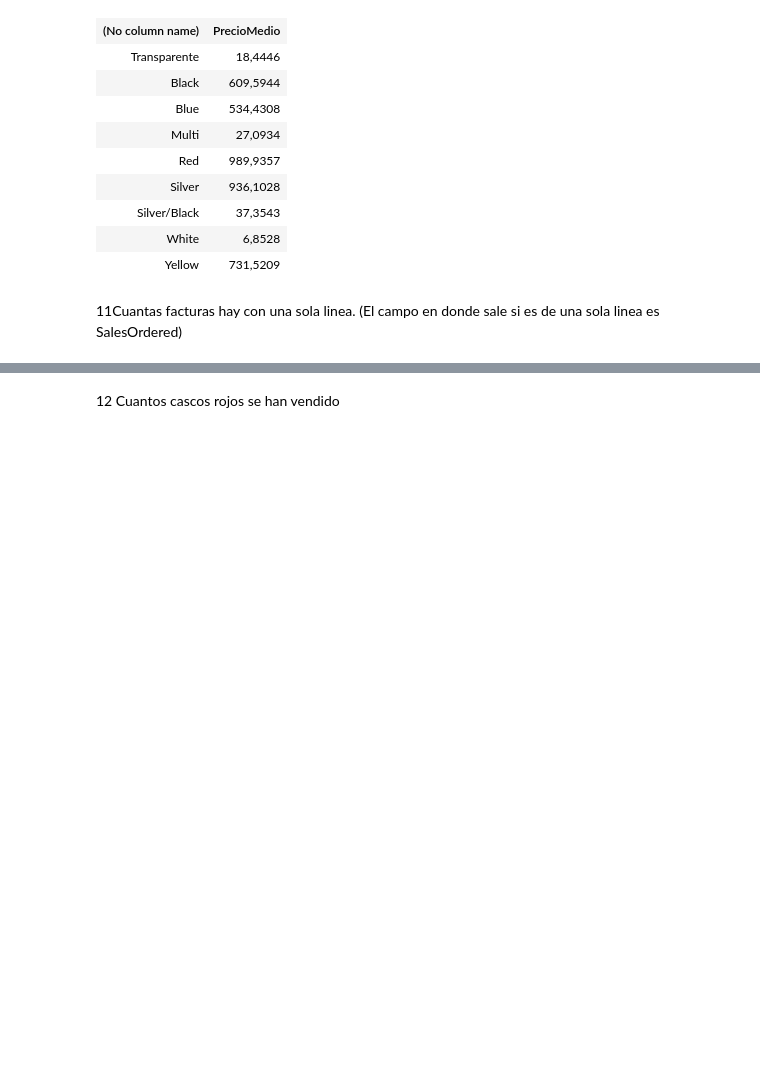
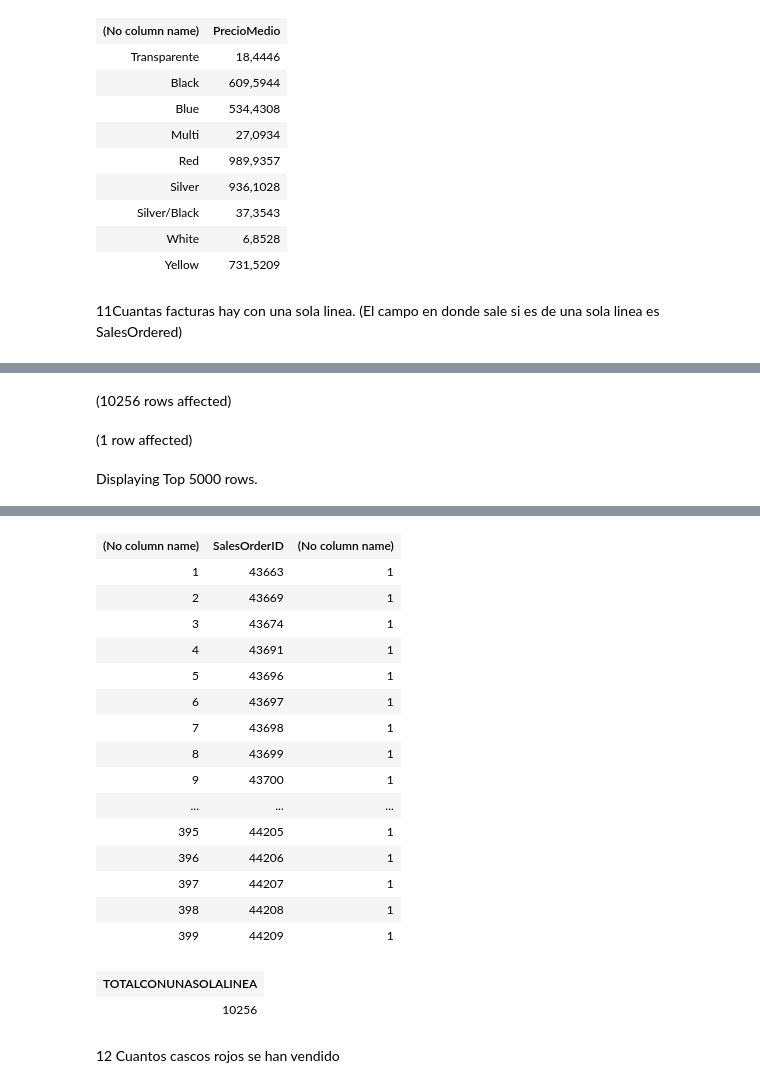
Before and after one commit to Asambler2/Hiberus-enlace, a Jupyter notebook: sql/EJ4VariasTablas/Notebook-1.ipynb, the cells around one changed output, grey strips where cells are left out. Saved outputs shown, nothing was run; the diff lists cells and outputs as text; code cells hidden in the pictures; blank space fills up the shorter version.

```diff
--- a/sql/EJ4VariasTablas/Notebook-1.ipynb
+++ b/sql/EJ4VariasTablas/Notebook-1.ipynb
@@ -230,0 +209,10 @@ Total execution time: 00:00:01.786
+# %%
+SELECT ROW_NUMBER() OVER(ORDER BY P.SalesOrderID), P.SalesOrderID, COUNT(*) FROM Sales.SalesOrderDetail AS P GROUP BY P.SalesOrderID
+HAVING COUNT(*) = 1
+
+SELECT TOP (1) ROW_NUMBER() OVER(ORDER BY P.SalesOrderID) AS TOTALCONUNASOLALINEA FROM Sales.SalesOrderDetail AS P GROUP BY P.SalesOrderID
+HAVING COUNT(*) = 1 ORDER BY ROW_NUMBER() OVER(ORDER BY P.SalesOrderID) DESC
+# %% [output]
+(10256 rows affected)
+(1 row affected)
+Displaying Top 5000 rows.
@@ -231,3 +220,21 @@ Total execution time: 00:00:01.786
+| (No column name) | SalesOrderID | (No column name) |
+| 1 | 43663 | 1 |
+| 2 | 43669 | 1 |
+| 3 | 43674 | 1 |
+| 4 | 43691 | 1 |
+| 5 | 43696 | 1 |
+| 6 | 43697 | 1 |
+| 7 | 43698 | 1 |
+| 8 | 43699 | 1 |
+| 9 | 43700 | 1 |
+| ... | ... | ... |
+| 395 | 44205 | 1 |
+| 396 | 44206 | 1 |
+| 397 | 44207 | 1 |
+| 398 | 44208 | 1 |
+| 399 | 44209 | 1 |
+| TOTALCONUNASOLALINEA |
+| 10256 |
 # %% [markdown]
 12 Cuantos cascos rojos se han vendido
 # %%
```
Also changed, not shown: parts of 2 cells of this notebook.
